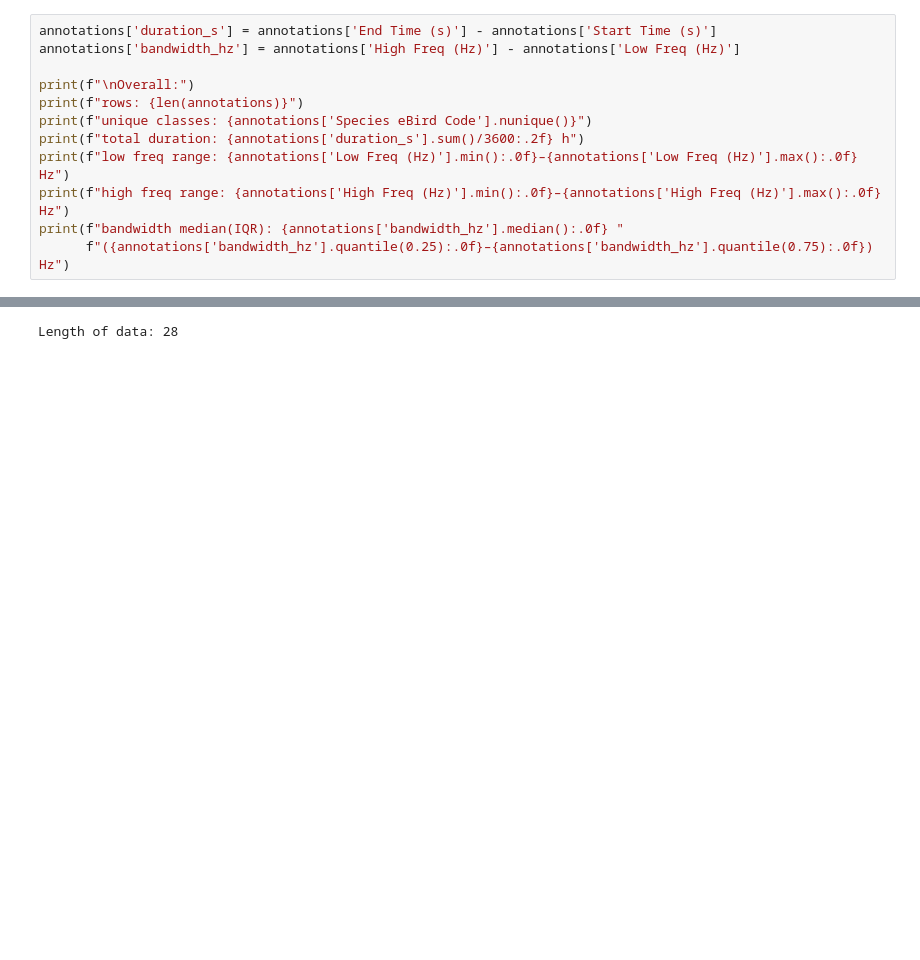
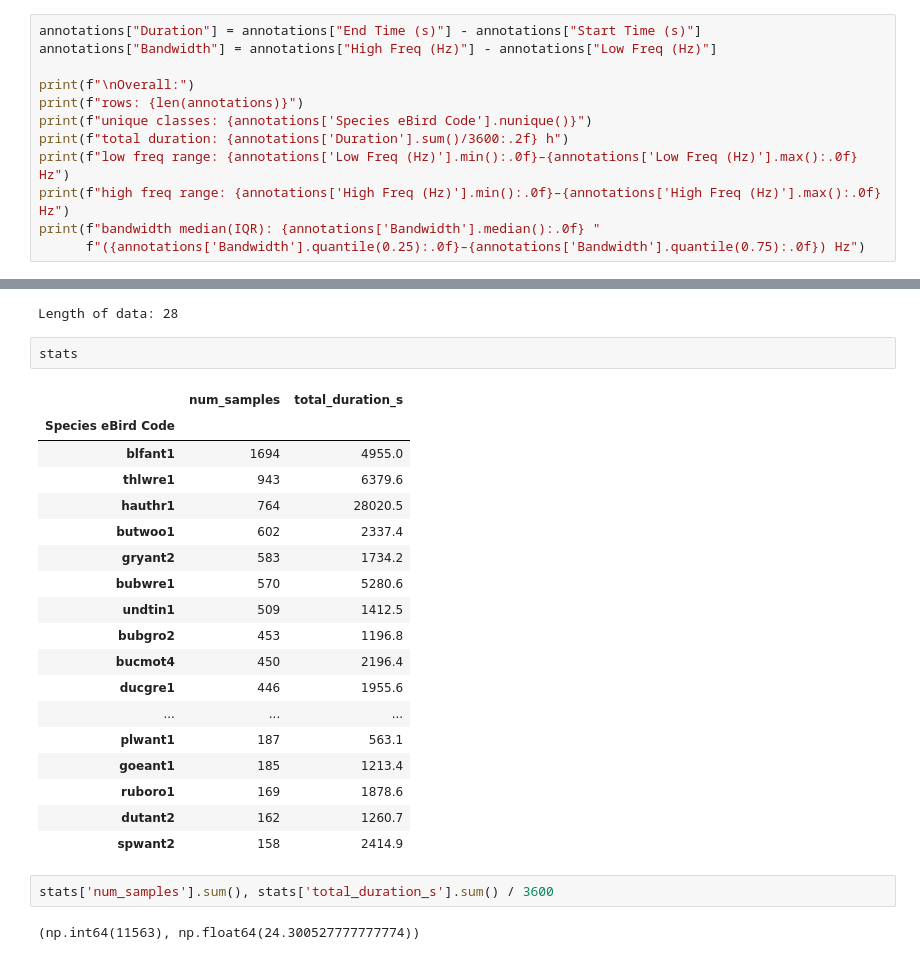
Before and after one commit to WioN780/orniwatch_dp_project, a Jupyter notebook: data_review.ipynb, the cells around one changed output, grey strips where cells are left out. Drawn from its saved outputs; the diff is of its cells as text; blank space fills up the shorter version.

```diff
--- a/data_review.ipynb
+++ b/data_review.ipynb
@@ -29,16 +29,16 @@ annotations.head(10)
 | 10 | PER_001_S01_20190116_100007Z.flac | 431.6 | 435.9 | 1459 | 2416 | grasal3 |
 | 11 | PER_001_S01_20190116_100007Z.flac | 440.7 | 444.5 | 1239 | 2423 | grasal3 |
 # %%
-annotations['duration_s'] = annotations['End Time (s)'] - annotations['Start Time (s)']
-annotations['bandwidth_hz'] = annotations['High Freq (Hz)'] - annotations['Low Freq (Hz)']
+annotations["Duration"] = annotations["End Time (s)"] - annotations["Start Time (s)"]
+annotations["Bandwidth"] = annotations["High Freq (Hz)"] - annotations["Low Freq (Hz)"]
 
 print(f"\nOverall:")
 print(f"rows: {len(annotations)}")
 print(f"unique classes: {annotations['Species eBird Code'].nunique()}")
-print(f"total duration: {annotations['duration_s'].sum()/3600:.2f} h")
+print(f"total duration: {annotations['Duration'].sum()/3600:.2f} h")
 print(f"low freq range: {annotations['Low Freq (Hz)'].min():.0f}–{annotations['Low Freq (Hz)'].max():.0f} Hz")
 print(f"high freq range: {annotations['High Freq (Hz)'].min():.0f}–{annotations['High Freq (Hz)'].max():.0f} Hz")
-print(f"bandwidth median(IQR): {annotations['bandwidth_hz'].median():.0f} "
-      f"({annotations['bandwidth_hz'].quantile(0.25):.0f}–{annotations['bandwidth_hz'].quantile(0.75):.0f}) Hz")
+print(f"bandwidth median(IQR): {annotations['Bandwidth'].median():.0f} "
+      f"({annotations['Bandwidth'].quantile(0.25):.0f}–{annotations['Bandwidth'].quantile(0.75):.0f}) Hz")
 # %% [output]
 Overall:
@@ -81,3 +81,28 @@ print(f"Length of data: {len(stats)}")
 # %% [output]
 [figure]
 Length of data: 28
+# %%
+stats
+# %% [output]
+|  | num_samples | total_duration_s |
+| Species eBird Code |  |  |
+| blfant1 | 1694 | 4955.0 |
+| thlwre1 | 943 | 6379.6 |
+| hauthr1 | 764 | 28020.5 |
+| butwoo1 | 602 | 2337.4 |
+| gryant2 | 583 | 1734.2 |
+| bubwre1 | 570 | 5280.6 |
+| undtin1 | 509 | 1412.5 |
+| bubgro2 | 453 | 1196.8 |
+| bucmot4 | 450 | 2196.4 |
+| ducgre1 | 446 | 1955.6 |
+| ... | ... | ... |
+| plwant1 | 187 | 563.1 |
+| goeant1 | 185 | 1213.4 |
+| ruboro1 | 169 | 1878.6 |
+| dutant2 | 162 | 1260.7 |
+| spwant2 | 158 | 2414.9 |
+# %%
+stats['num_samples'].sum(), stats['total_duration_s'].sum() / 3600
+# %% [output]
+(np.int64(11563), np.float64(24.300527777777774))
```
Also changed, not shown: parts of 2 cells of this notebook.
